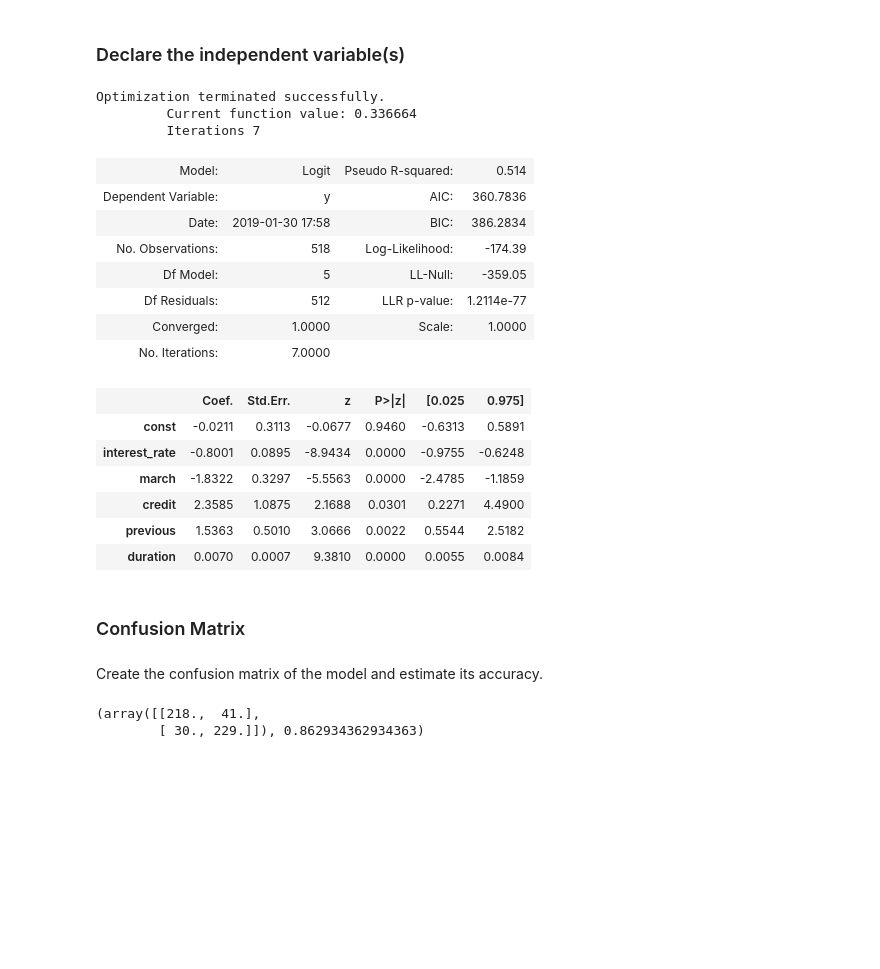
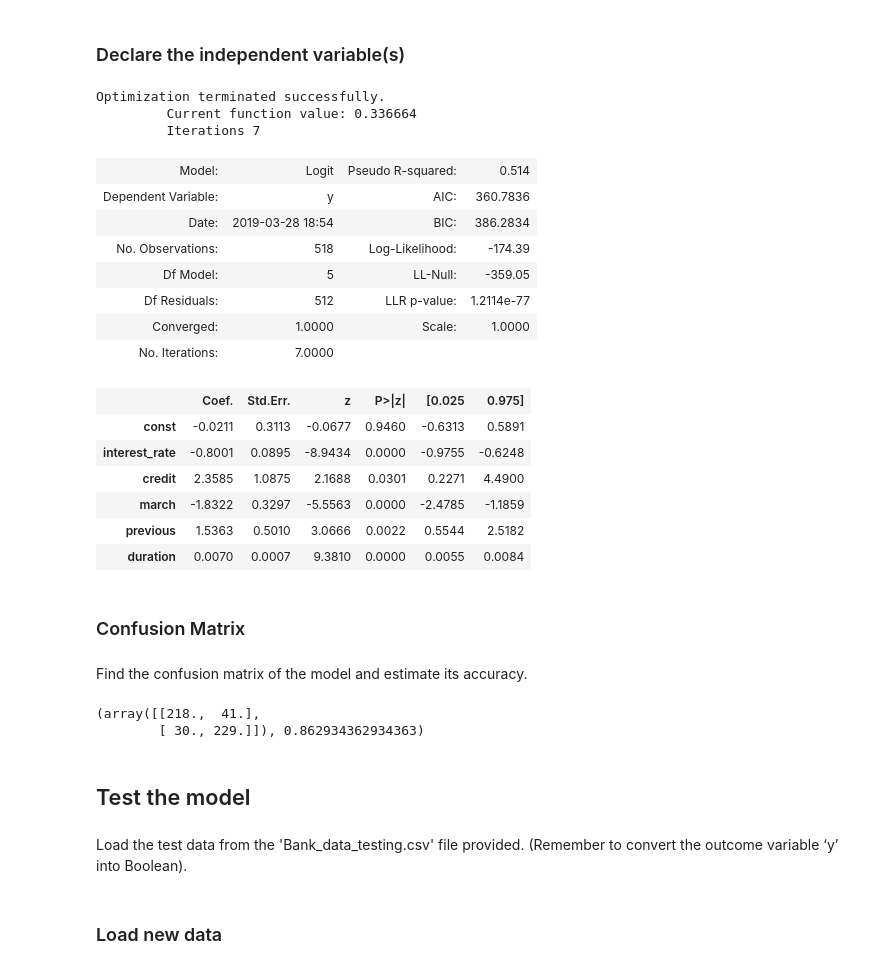
Before and after one commit to LaodeMFauzan/data-science-projects, a Jupyter notebook: regression-model/logistic-regression/Testing the Model - Solution.ipynb, the cells around one changed output. Cells and saved outputs as stored; diff of their text form; code cells hidden in the pictures; blank space fills up the shorter version.

Commit message:
testing the model

```diff
--- a/regression-model/logistic-regression/Calculating the Accuracy of the Model - Solution.ipynb
+++ b/regression-model/logistic-regression/Testing the Model - Solution.ipynb
@@ -130,38 +136,38 @@ We can be omitting many causal factors in our simple logistic model, so we inste
 ### Declare the independent variable(s)
 # %%
 # To avoid writing them out every time, we save the names of the estimators of our model in a list.
-estimators=['interest_rate','march','credit','previous','duration']
+estimators=['interest_rate','credit','march','previous','duration']
 
-X1 = data[estimators]
+X1_all = data[estimators]
 y = data['y']
 # %%
-X = sm.add_constant(X1)
-reg_logit = sm.Logit(y,X)
+X_all = sm.add_constant(X1_all)
+reg_logit = sm.Logit(y,X_all)
 results_logit = reg_logit.fit()
 results_logit.summary2()
 # %% [output]
 Optimization terminated successfully.
          Current function value: 0.336664
          Iterations 7
 | Model: | Logit | Pseudo R-squared: | 0.514 |
 | Dependent Variable: | y | AIC: | 360.7836 |
-| Date: | 2019-01-30 17:58 | BIC: | 386.2834 |
+| Date: | 2019-03-28 18:54 | BIC: | 386.2834 |
 | No. Observations: | 518 | Log-Likelihood: | -174.39 |
 | Df Model: | 5 | LL-Null: | -359.05 |
 | Df Residuals: | 512 | LLR p-value: | 1.2114e-77 |
 | Converged: | 1.0000 | Scale: | 1.0000 |
 | No. Iterations: | 7.0000 |  |  |
 |  | Coef. | Std.Err. | z | P>|z| | [0.025 | 0.975] |
 | const | -0.0211 | 0.3113 | -0.0677 | 0.9460 | -0.6313 | 0.5891 |
 | interest_rate | -0.8001 | 0.0895 | -8.9434 | 0.0000 | -0.9755 | -0.6248 |
+| credit | 2.3585 | 1.0875 | 2.1688 | 0.0301 | 0.2271 | 4.4900 |
 | march | -1.8322 | 0.3297 | -5.5563 | 0.0000 | -2.4785 | -1.1859 |
-| credit | 2.3585 | 1.0875 | 2.1688 | 0.0301 | 0.2271 | 4.4900 |
 | previous | 1.5363 | 0.5010 | 3.0666 | 0.0022 | 0.5544 | 2.5182 |
 | duration | 0.0070 | 0.0007 | 9.3810 | 0.0000 | 0.0055 | 0.0084 |
 # %% [markdown]
 ### Confusion Matrix
 # %% [markdown]
-Create the confusion matrix of the model and estimate its accuracy.
+Find the confusion matrix of the model and estimate its accuracy.
 # %%
 def confusion_matrix(data,actual_values,model):
 
@@ -197,3 +203,9 @@ confusion_matrix(X,y,results_logit)
 # %% [output]
 (array([[218.,  41.],
         [ 30., 229.]]), 0.862934362934363)
+# %% [markdown]
+## Test the model
+# %% [markdown]
+Load the test data from the 'Bank_data_testing.csv' file provided. (Remember to convert the outcome variable ‘y’ into Boolean).
+# %% [markdown]
+### Load new data
```
Also changed, not shown: parts of 17 cells of this notebook, 9 other files.
